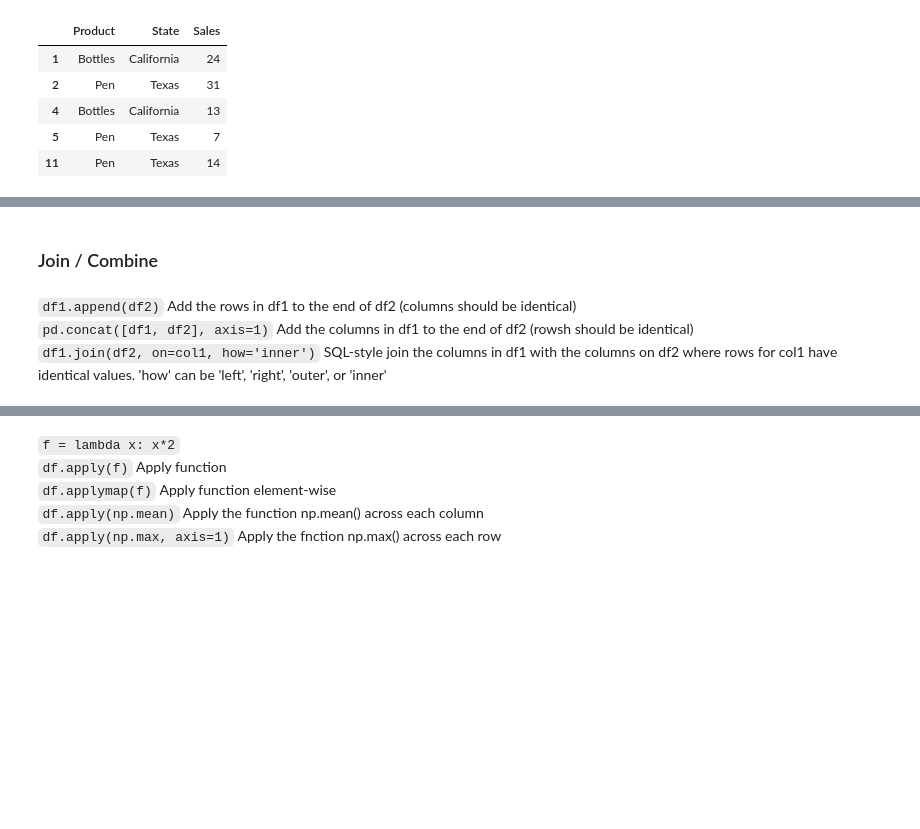
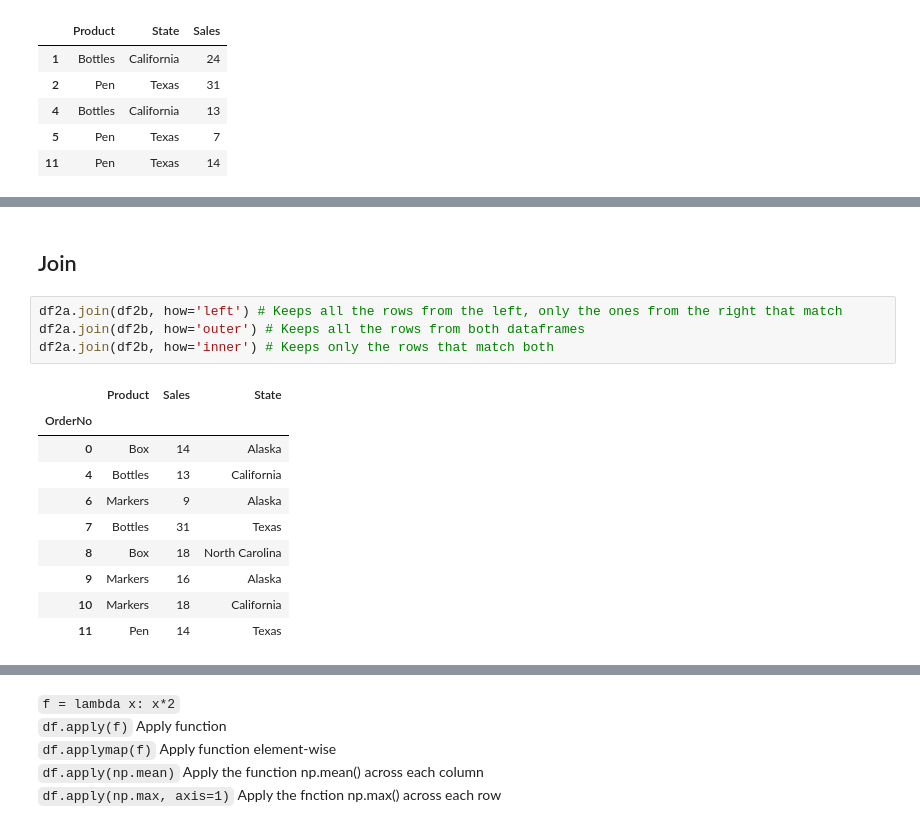
Before and after one commit to measley41/JupyterCheat-Sheets, a Jupyter notebook: Pandas_CheatSheet.ipynb, the cells around one changed output, grey strips where cells are left out. Saved outputs shown, nothing was run; the diff lists cells and outputs as text; blank space fills up the shorter version.

```diff
--- a/Pandas_CheatSheet.ipynb
+++ b/Pandas_CheatSheet.ipynb
@@ -336,6 +417,17 @@ df2.groupby(['Product','State']).filter(lambda x: x['Sales'].sum()>35)
 # %% [markdown]
-### Join / Combine
+## Join
-# %% [markdown]
-`df1.append(df2)` Add the rows in df1 to the end of df2 (columns should be identical)
-`pd.concat([df1, df2], axis=1)` Add the columns in df1 to the end of df2 (rowsh should be identical)
-`df1.join(df2, on=col1, how='inner')` SQL-style join the columns in df1 with the columns on df2 where rows for col1 have identical values. 'how' can be 'left', 'right', 'outer', or 'inner'
+# %%
+df2a.join(df2b, how='left') # Keeps all the rows from the left, only the ones from the right that match
+df2a.join(df2b, how='outer') # Keeps all the rows from both dataframes
+df2a.join(df2b, how='inner') # Keeps only the rows that match both
+# %% [output]
+|  | Product | Sales | State |
+| OrderNo |  |  |  |
+| 0 | Box | 14 | Alaska |
+| 4 | Bottles | 13 | California |
+| 6 | Markers | 9 | Alaska |
+| 7 | Bottles | 31 | Texas |
+| 8 | Box | 18 | North Carolina |
+| 9 | Markers | 16 | Alaska |
+| 10 | Markers | 18 | California |
+| 11 | Pen | 14 | Texas |
```
Also changed, not shown: parts of 26 cells of this notebook, 2 other files.
